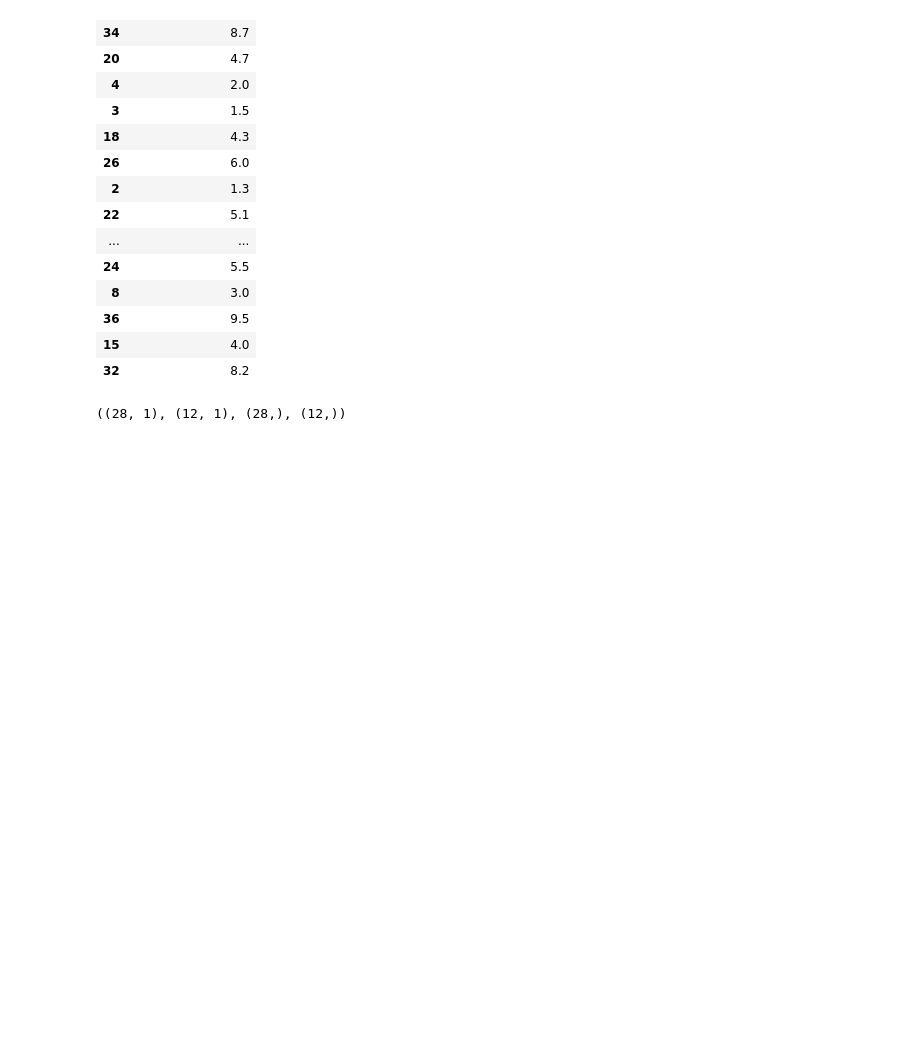
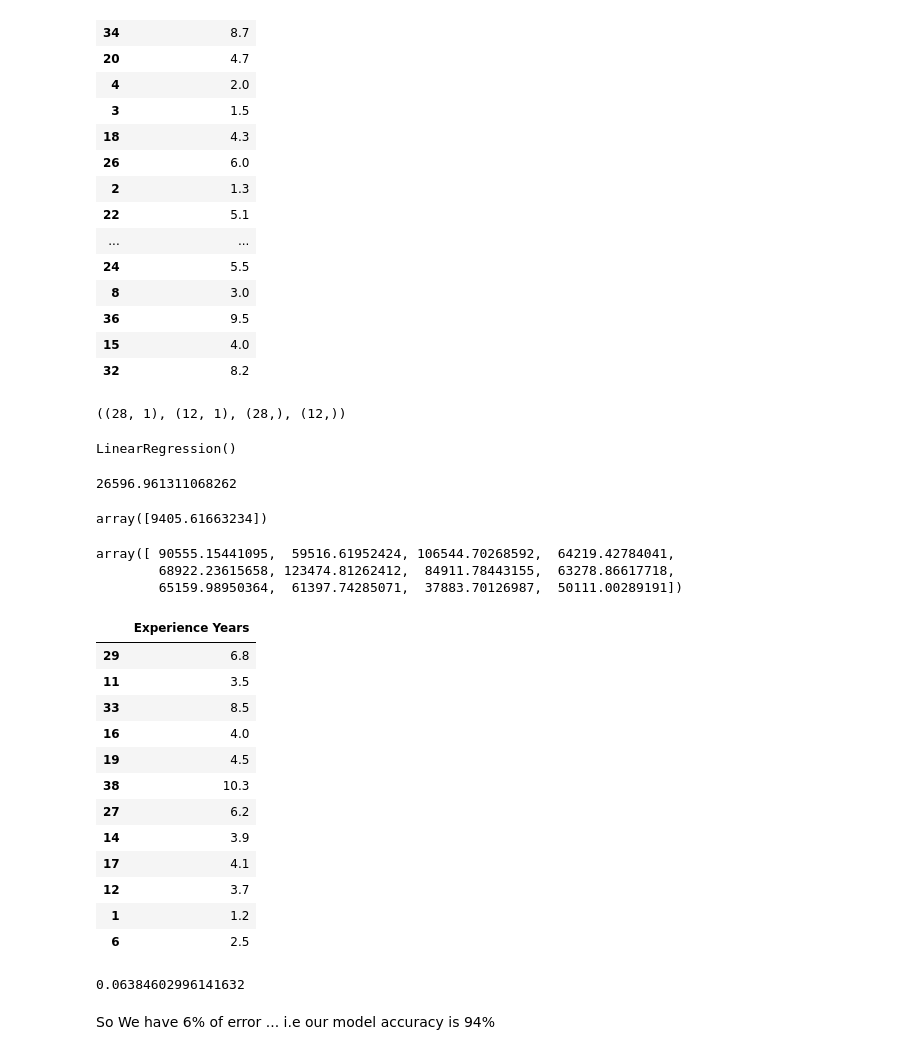
Before and after one commit to Gocrazy53/InternshipBootcamp, a Jupyter notebook: 03.ipynb, the cells around one changed output. Saved outputs shown, nothing was run; the diff lists cells and outputs as text; code cells hidden in the pictures; blank space fills up the shorter version.

```diff
--- a/03.ipynb
+++ b/03.ipynb
@@ -105,0 +110,15 @@ x_train.shape,x_test.shape,y_train.shape,y_test.shape
+# %%
+#Step-6:train model(fit model) -->This is the step where machine learning begins
+# This function gives a slope and intercept that results in making the predicting model using the equation ---->>> y(salary) = intercept + m*Experience Years + error
+model.fit(x_train,y_train)
+# %% [output]
+LinearRegression()
+# %%
+model.intercept_
+# %% [output]
+26596.961311068262
+# %%
+model.coef_
+#slope(m)
+# %% [output]
+array([9405.61663234])
@@ -105,0 +128,31 @@ x_train.shape,x_test.shape,y_train.shape,y_test.shape
+# %%
+y_pred
+# %% [output]
+array([ 90555.15441095,  59516.61952424, 106544.70268592,  64219.42784041,
+        68922.23615658, 123474.81262412,  84911.78443155,  63278.86617718,
+        65159.98950364,  61397.74285071,  37883.70126987,  50111.00289191])
+# %%
+x_test
+# %% [output]
+|  | Experience Years |
+| 29 | 6.8 |
+| 11 | 3.5 |
+| 33 | 8.5 |
+| 16 | 4.0 |
+| 19 | 4.5 |
+| 38 | 10.3 |
+| 27 | 6.2 |
+| 14 | 3.9 |
+| 17 | 4.1 |
+| 12 | 3.7 |
+| 1 | 1.2 |
+| 6 | 2.5 |
+# %%
+# step-8:checking accuracy of the model
+# How to check -->> from | y_actual - y_pred | = Absoluteerror --->> meansquare of all absolute error gives accuracy of the model
+from sklearn.metrics import mean_absolute_percentage_error
+mean_absolute_percentage_error(y_test,y_pred)
+# %% [output]
+0.06384602996141632
+# %% [markdown]
+So We have 6% of error ... i.e our model accuracy is 94%
```
Also changed, not shown: parts of 3 cells of this notebook.
